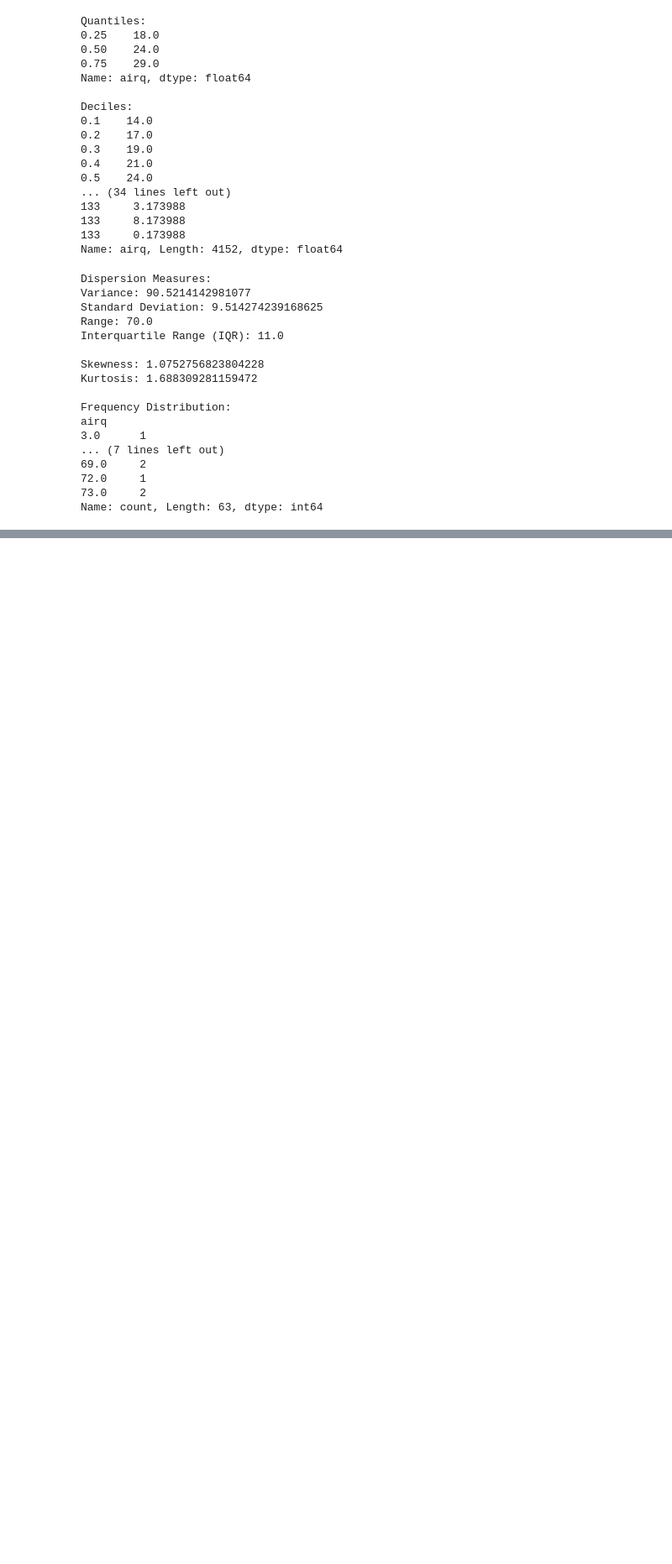
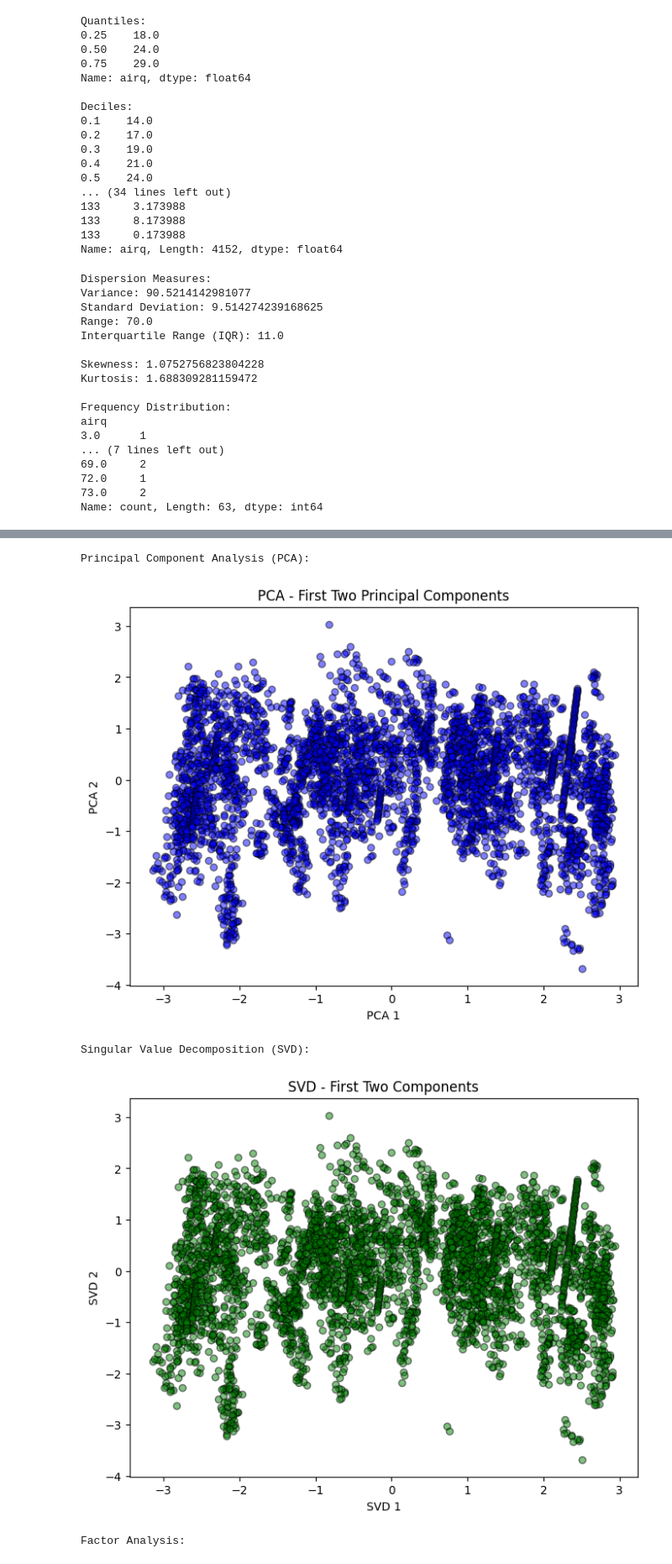
Before and after one commit to BLSwathi/Exploratory_Data_Analysis, a Jupyter notebook: EDA_DA.ipynb, the cells around one changed output, grey strips where cells are left out. Shown at 84% size. Saved outputs shown, nothing was run; the diff lists cells and outputs as text; code cells hidden in the pictures; blank space fills up the shorter version.

```diff
--- a/EDA_DA.ipynb
+++ b/EDA_DA.ipynb
@@ -686,0 +882,80 @@ Name: count, Length: 63, dtype: int64
+# %%
+# MODULE-6: Dimensionality Reduction with PCA, SVD, and Factor Analysis
+# Importing required libraries
+import pandas as pd
+import numpy as np
+import matplotlib.pyplot as plt
+from sklearn.decomposition import PCA
+from sklearn.preprocessing import StandardScaler
+from sklearn.impute import SimpleImputer
+from sklearn.decomposition import TruncatedSVD
+from sklearn.decomposition import FactorAnalysis
+
+# Handle missing values in numerical data by using SimpleImputer
+numerical_data = Data_045.select_dtypes(include=['float64', 'int64'])
+
+# Impute missing values with the mean of each column
+imputer = SimpleImputer(strategy='mean')
+numerical_data_imputed = imputer.fit_transform(numerical_data)
+
+# Standardizing the data for PCA, SVD, and Factor Analysis
+scaler = StandardScaler()
+scaled_data = scaler.fit_transform(numerical_data_imputed)
+
+# 1. **Principal Component Analysis (PCA)**
+print("\nPrincipal Component Analysis (PCA):")
+pca = PCA(n_components=2)  # Reduce to 2 dimensions
+pca_result = pca.fit_transform(scaled_data)
+
+# Add PCA components to the dataset
+Data_045['PCA_1'] = pca_result[:, 0]
+Data_045['PCA_2'] = pca_result[:, 1]
+
+# Plotting the first two principal components
+plt.figure(figsize=(8, 6))
+plt.scatter(Data_045['PCA_1'], Data_045['PCA_2'], c='blue', edgecolor='k', alpha=0.5)
+plt.title('PCA - First Two Principal Components')
+plt.xlabel('PCA 1')
+plt.ylabel('PCA 2')
+plt.show()
+
+# 2. **Singular Value Decomposition (SVD)**
+print("\nSingular Value Decomposition (SVD):")
+svd = TruncatedSVD(n_components=2)
+svd_result = svd.fit_transform(scaled_data)
+
+# Add SVD components to the dataset
+Data_045['SVD_1'] = svd_result[:, 0]
+Data_045['SVD_2'] = svd_result[:, 1]
+
+# Plotting the first two SVD components
+plt.figure(figsize=(8, 6))
+plt.scatter(Data_045['SVD_1'], Data_045['SVD_2'], c='green', edgecolor='k', alpha=0.5)
+plt.title('SVD - First Two Components')
+plt.xlabel('SVD 1')
+plt.ylabel('SVD 2')
+plt.show()
+
+# 3. **Factor Analysis**
+# Factor Analysis does not handle NaN values, so we use the imputed data
+print("\nFactor Analysis:")
+fa = FactorAnalysis(n_components=2)
+fa_result = fa.fit_transform(scaled_data)
+
+# Add Factor Analysis components to the dataset
+Data_045['FA_1'] = fa_result[:, 0]
+Data_045['FA_2'] = fa_result[:, 1]
+
+# Plotting the first two factor analysis components
+plt.figure(figsize=(8, 6))
+plt.scatter(Data_045['FA_1'], Data_045['FA_2'], c='red', edgecolor='k', alpha=0.5)
+plt.title('Factor Analysis - First Two Components')
+plt.xlabel('FA 1')
+plt.ylabel('FA 2')
+plt.show()
+# %% [output]
+Principal Component Analysis (PCA):
+[figure, added]
+Singular Value Decomposition (SVD):
+[figure, added]
+Factor Analysis:
```
Also changed, not shown: parts of 4 cells of this notebook.
